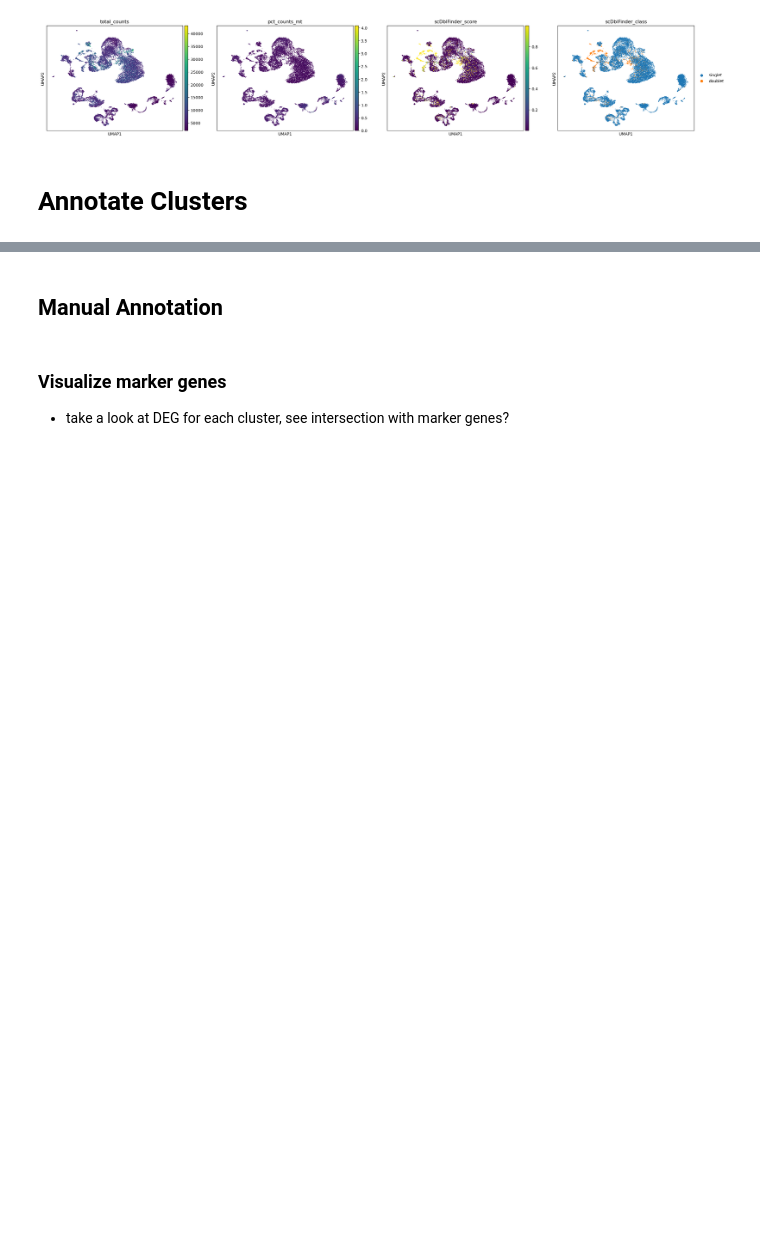
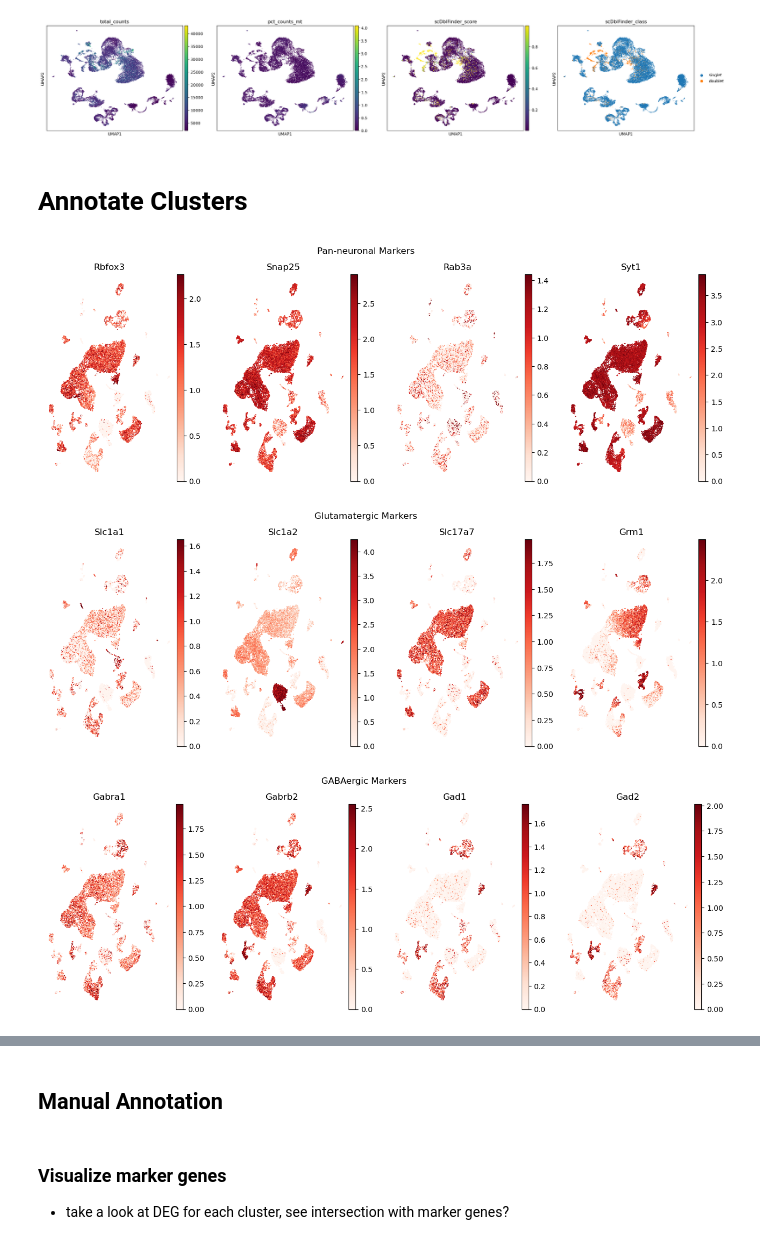
Before and after one commit to eisko/snRNAseq, a Jupyter notebook: prelim_analy.ipynb, the cells around one changed output, grey strips where cells are left out. Cells and saved outputs as stored; diff of their text form; code cells hidden in the pictures; blank space fills up the shorter version.

```diff
--- a/prelim_analy.ipynb
+++ b/prelim_analy.ipynb
@@ -819,5 +848,8 @@ adata = sc.read_h5ad(in_file)
 # %%
 # set default to normalized counts
+adata.layers["soupx_counts"] = adata.X.copy()
+scales_counts = sc.pp.normalize_total(adata, target_sum=None, inplace=False)
+adata.layers["log1p_norm"] = sc.pp.log1p(scales_counts["X"], copy=True)
 adata.X = adata.layers["log1p_norm"]
 # %% [markdown]
 ## PCA
@@ -863,7 +895,7 @@ sc.pl.umap(adata, color="total_counts")
 n_neighbors = [15, 50, 100, 200, 500, 1000]
 min_dists = [0, 0.01, 0.05, 0.1, 0.5, 1]
 
-fig, axs = plt.subplots(6, 6, sharex=True, sharey=True, figsize=(20,20))
+fig, axs = plt.subplots(6, 6, figsize=(20,20))
 
 for i in range(len(n_neighbors)):
     n_neighbor = n_neighbors[i]
@@ -972,3 +1049,77 @@ sc.pl.umap(
 [figure]
 # %% [markdown]
 # Annotate Clusters
+# %%
+# neuronal markers
+
+panneuron_genes = ["Rbfox3", "Snap25", "Rab3a", "Syt1"]
+
+fig, axs = plt.subplots(1,4, figsize=(16,5))
+
+for i, ax in enumerate(axs.flat):
+    g = panneuron_genes[i]
+    sc.pl.umap(
+        adata,
+        color=g,
+        vmin=0,
+        vmax="p99",  # set vmax to the 99th percentile of the gene count instead of the maximum, to prevent outliers from making expression in other cells invisible. Note that this can cause problems for extremely lowly expressed genes.
+        sort_order=False,  # do not plot highest expression on top, to not get a biased view of the mean expression among cells
+        frameon=False,
+        cmap="Reds",  # or choose another color map e.g. from here: https://matplotlib.org/stable/tutorials/colors/colormaps.html
+        ax=ax,
+        show=False
+    )
+
+fig.suptitle("Pan-neuronal Markers")
+plt.show()
+
+
+# Glutamatergic markers
+
+glut_genes = ["Slc1a1", "Slc1a2", "Slc17a7", "Grm1" ] # Grm(1,3,5,7,8)
+
+fig, axs = plt.subplots(1,4, figsize=(16,5))
+
+for i, ax in enumerate(axs.flat):
+    g = glut_genes[i]
+    sc.pl.umap(
+        adata,
+        color=g,
+        vmin=0,
+        vmax="p99",  # set vmax to the 99th percentile of the gene count instead of the maximum, to prevent outliers from making expression in other cells invisible. Note that this can cause problems for extremely lowly expressed genes.
+        sort_order=False,  # do not plot highest expression on top, to not get a biased view of the mean expression among cells
+        frameon=False,
+        cmap="Reds",  # or choose another color map e.g. from here: https://matplotlib.org/stable/tutorials/colors/colormaps.html
+        ax=ax,
+        show=False
+    )
+
+fig.suptitle("Glutamatergic Markers")
+plt.show()
+
+# Gabaergic markers
+
+gaba_genes = ["Gabra1", "Gabrb2", "Gad1", "Gad2"] # Gabra1/2, Gabrb2/3, Gad1/2
+
+fig, axs = plt.subplots(1,4, figsize=(16,5))
+
+for i, ax in enumerate(axs.flat):
+    g = gaba_genes[i]
+    sc.pl.umap(
+        adata,
+        color=g,
+        vmin=0,
+        vmax="p99",  # set vmax to the 99th percentile of the gene count instead of the maximum, to prevent outliers from making expression in other cells invisible. Note that this can cause problems for extremely lowly expressed genes.
+        sort_order=False,  # do not plot highest expression on top, to not get a biased view of the mean expression among cells
+        frameon=False,
+        cmap="Reds",  # or choose another color map e.g. from here: https://matplotlib.org/stable/tutorials/colors/colormaps.html
+        ax=ax,
+        show=False
+    )
+
+fig.suptitle("GABAergic Markers")
+plt.show()
+# %% [output]
+[figure, added]
+[figure, added]
+[figure, added]
```
Also changed, not shown: parts of 13 cells of this notebook, 3 other files.
